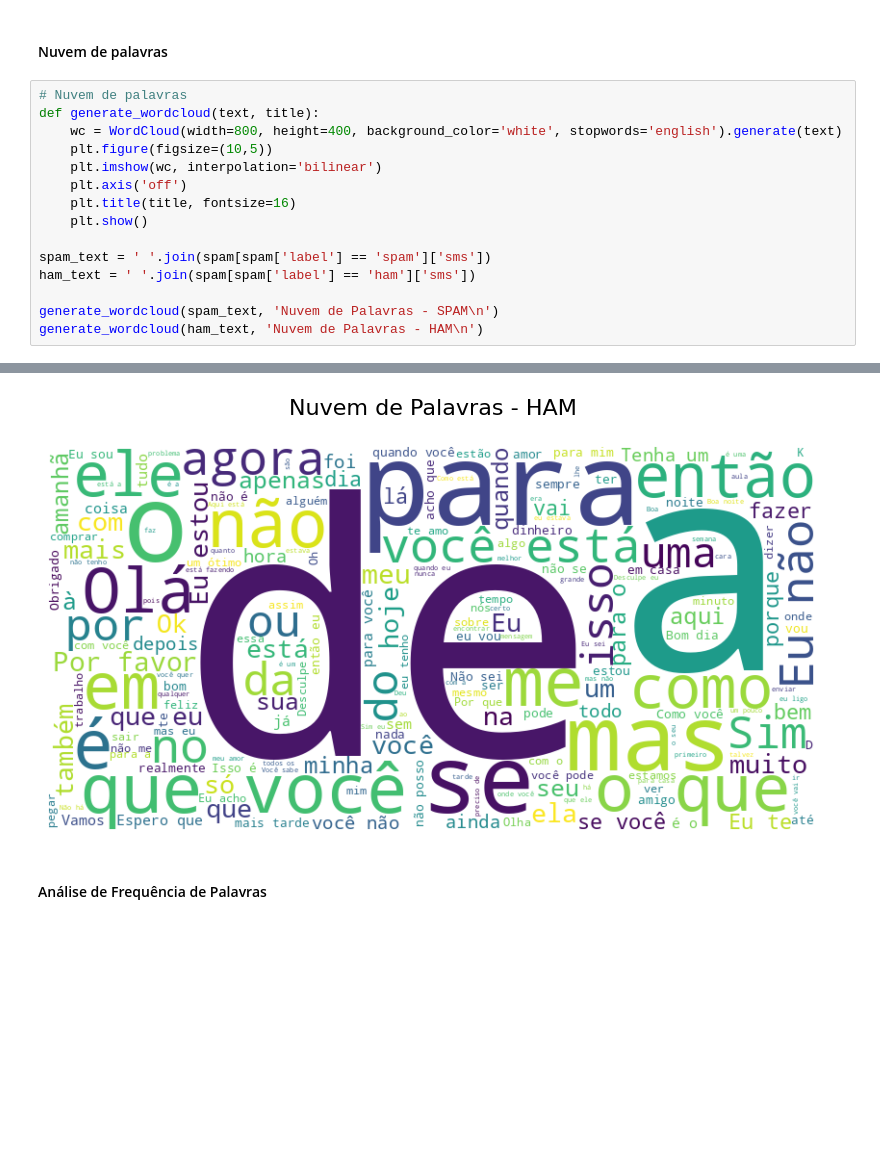
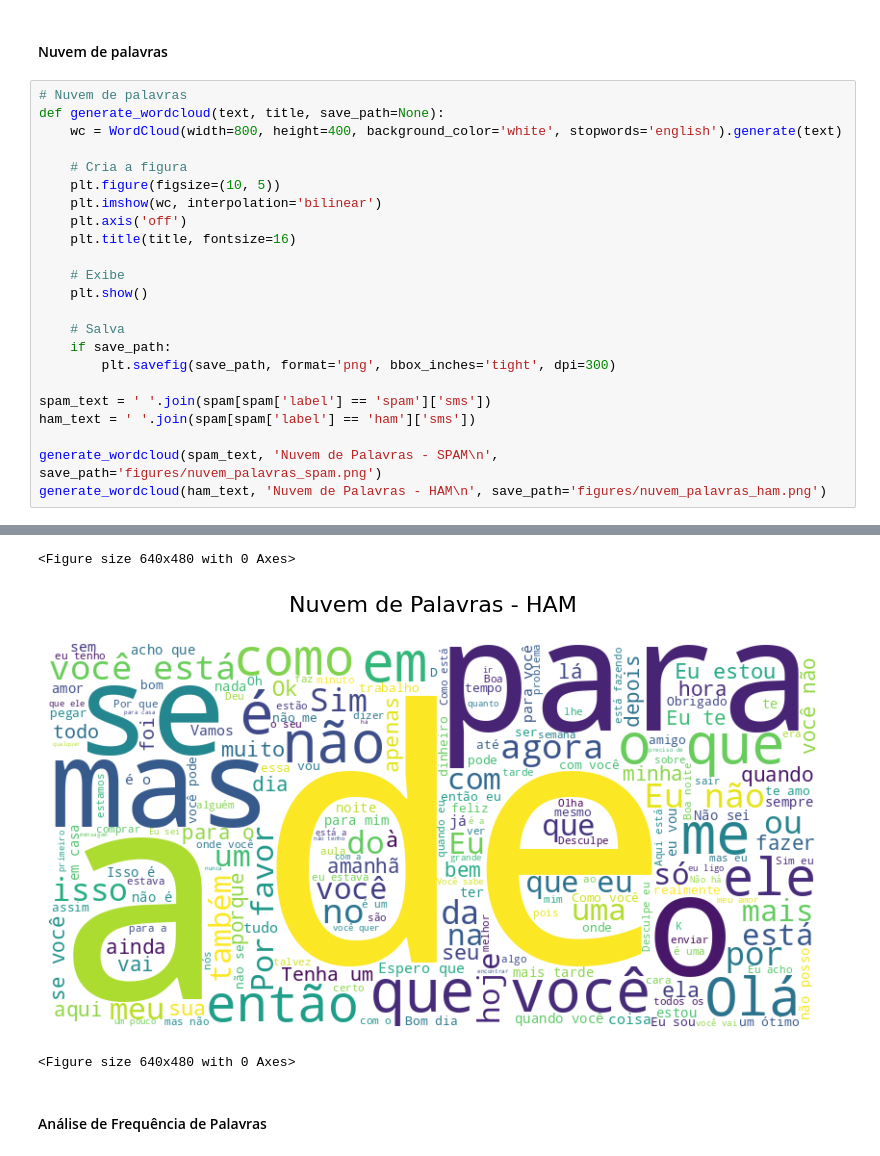
Before and after one commit to thyarles/unb-pca-spamdetector, a Jupyter notebook: spam.ipynb, the cells around one changed output, grey strips where cells are left out. Drawn from its saved outputs; the diff is of its cells as text; blank space fills up the shorter version.

Commit message:
:robot: Information and figures added to the analysis

```diff
--- a/spam.ipynb
+++ b/spam.ipynb
@@ -119,17 +119,25 @@ plt.show()
 #### Nuvem de palavras
 # %%
 # Nuvem de palavras
-def generate_wordcloud(text, title):
+def generate_wordcloud(text, title, save_path=None):
     wc = WordCloud(width=800, height=400, background_color='white', stopwords='english').generate(text)
-    plt.figure(figsize=(10,5))
+
+    # Cria a figura
+    plt.figure(figsize=(10, 5))
     plt.imshow(wc, interpolation='bilinear')
     plt.axis('off')
     plt.title(title, fontsize=16)
+
+    # Exibe
     plt.show()
+
+    # Salva
+    if save_path:
+        plt.savefig(save_path, format='png', bbox_inches='tight', dpi=300)
 
 spam_text = ' '.join(spam[spam['label'] == 'spam']['sms'])
 ham_text = ' '.join(spam[spam['label'] == 'ham']['sms'])
 
-generate_wordcloud(spam_text, 'Nuvem de Palavras - SPAM\n')
-generate_wordcloud(ham_text, 'Nuvem de Palavras - HAM\n')
+generate_wordcloud(spam_text, 'Nuvem de Palavras - SPAM\n', save_path='figures/nuvem_palavras_spam.png')
+generate_wordcloud(ham_text, 'Nuvem de Palavras - HAM\n', save_path='figures/nuvem_palavras_ham.png')
 # %% [output]
@@ -137,4 +145,6 @@ generate_wordcloud(ham_text, 'Nuvem de Palavras - HAM\n')
+<Figure size 640x480 with 0 Axes>
-[figure, old version]
+[figure, new version]
+<Figure size 640x480 with 0 Axes>
 # %% [markdown]
 #### Análise de Frequência de Palavras
 # %%
```
Also changed, not shown: parts of 3 cells of this notebook, 3 other files.
